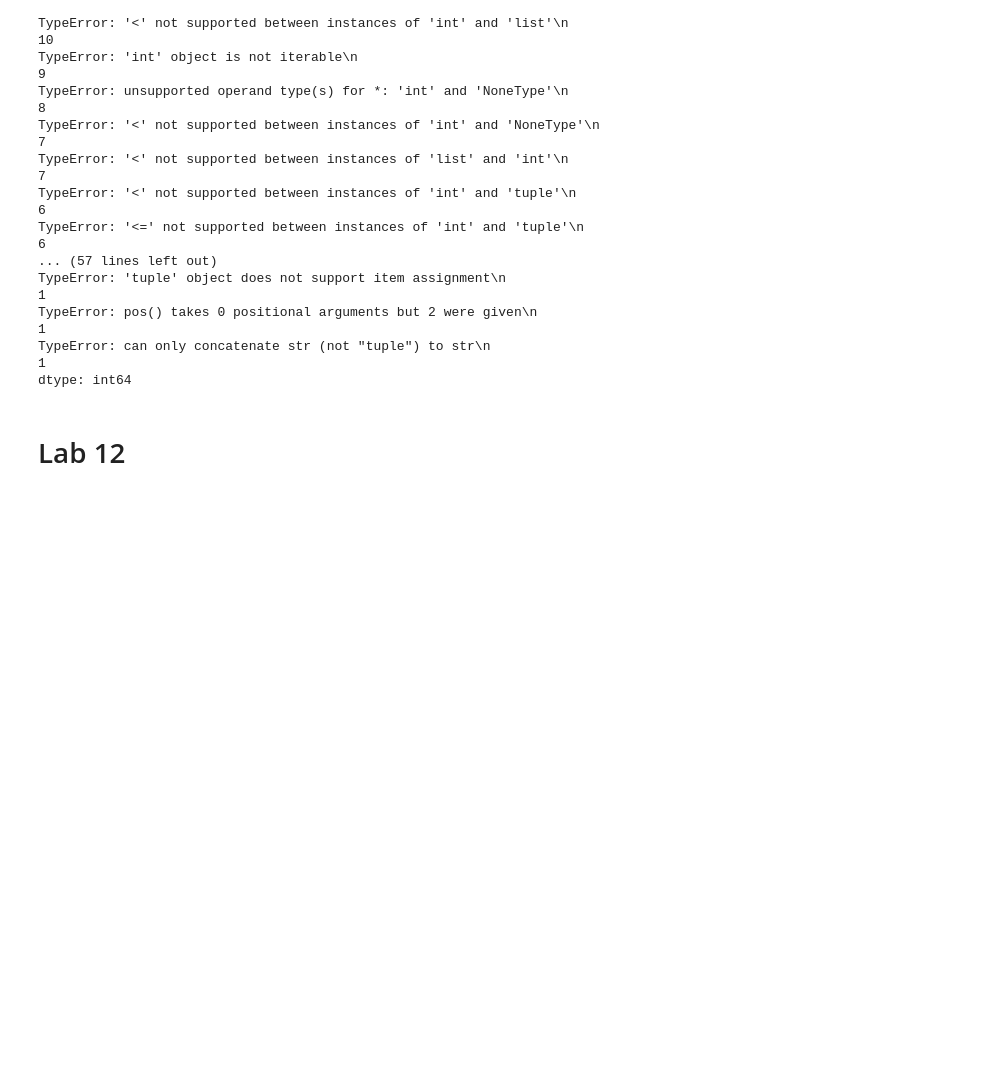
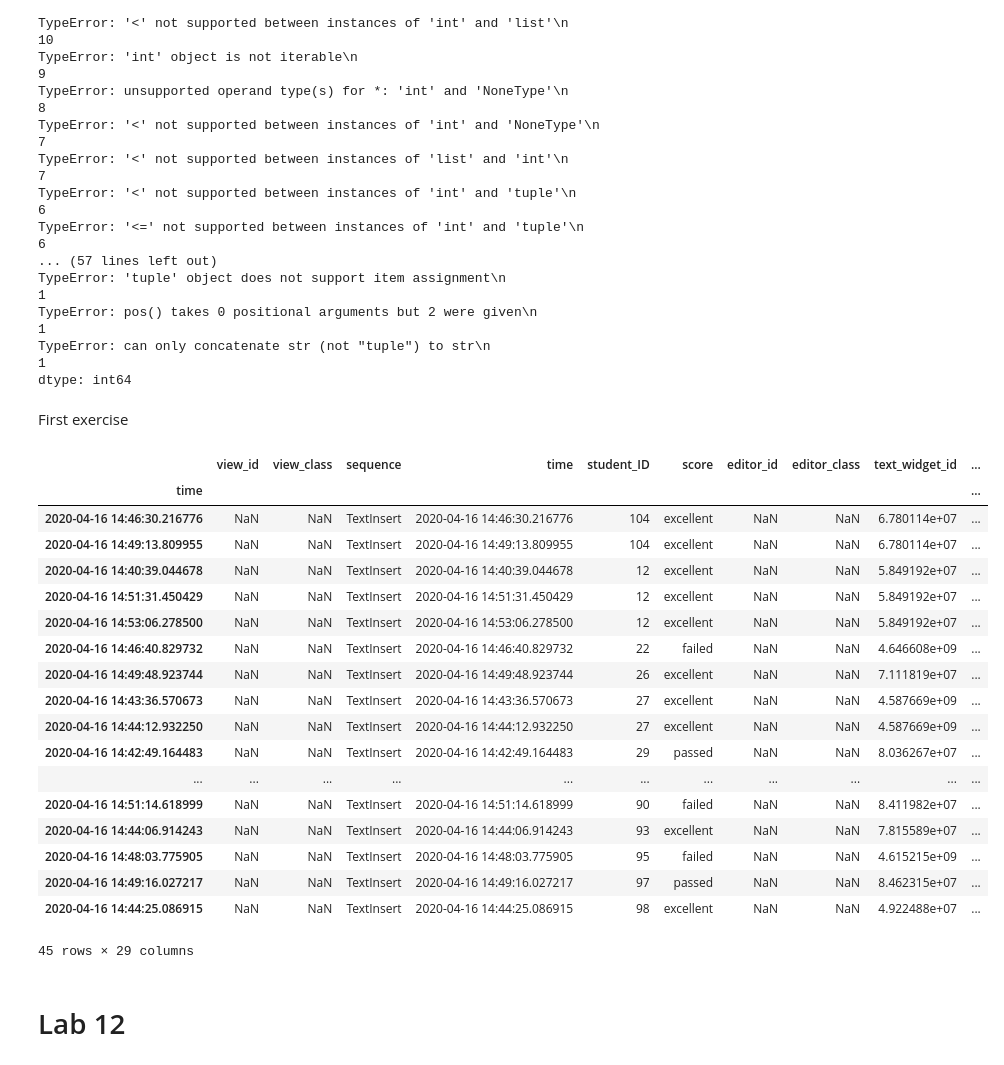
Before and after one commit to alefreda/thonny-log-analysis, a Jupyter notebook: Thonny_log_analysis.ipynb, the cells around one changed output. Saved outputs shown, nothing was run; the diff lists cells and outputs as text; code cells hidden in the pictures; blank space fills up the shorter version.

```diff
--- a/Thonny_log_analysis.ipynb
+++ b/Thonny_log_analysis.ipynb
@@ -485,6 +485,42 @@ TypeError: 'tuple' object does not support item assignment\n
 TypeError: pos() takes 0 positional arguments but 2 were given\n                               1
 TypeError: can only concatenate str (not "tuple") to str\n                                     1
 dtype: int64
+# %% [markdown]
+First exercise
+# %%
+#and (df_errors_lab9_typeerror['time'].dt.date < pd.Timestamp(2020,4,16 14:57:05))
+
+
+#df_errors_lab9_typeerror_first = df_errors_lab9_typeerror.loc[df_errors_lab9_typeerror['time'].dt.date == pd.Timestamp(year = 2020, month = 4, day = 19, ) ]
+
+df_errors_lab9_typeerror_first = df_errors_lab9_typeerror
+#df_errors_lab9_typeerror_first.set_index('time')
+
+df_errors_lab9_typeerror_first.index = pd.to_datetime(df_errors_lab9_typeerror_first['time'])
+
+df_errors_lab9_typeerror_firstExercise = df_errors_lab9_typeerror_first.between_time('14:30:00', '14:55:00')
+
+df_errors_lab9_typeerror_firstExercise
+# %% [output]
+|  | view_id | view_class | sequence | time | student_ID | score | editor_id | editor_class | text_widget_id | ... |
+| time |  |  |  |  |  |  |  |  |  | ... |
+| 2020-04-16 14:46:30.216776 | NaN | NaN | TextInsert | 2020-04-16 14:46:30.216776 | 104 | excellent | NaN | NaN | 6.780114e+07 | ... |
+| 2020-04-16 14:49:13.809955 | NaN | NaN | TextInsert | 2020-04-16 14:49:13.809955 | 104 | excellent | NaN | NaN | 6.780114e+07 | ... |
+| 2020-04-16 14:40:39.044678 | NaN | NaN | TextInsert | 2020-04-16 14:40:39.044678 | 12 | excellent | NaN | NaN | 5.849192e+07 | ... |
+| 2020-04-16 14:51:31.450429 | NaN | NaN | TextInsert | 2020-04-16 14:51:31.450429 | 12 | excellent | NaN | NaN | 5.849192e+07 | ... |
+| 2020-04-16 14:53:06.278500 | NaN | NaN | TextInsert | 2020-04-16 14:53:06.278500 | 12 | excellent | NaN | NaN | 5.849192e+07 | ... |
+| 2020-04-16 14:46:40.829732 | NaN | NaN | TextInsert | 2020-04-16 14:46:40.829732 | 22 | failed | NaN | NaN | 4.646608e+09 | ... |
+| 2020-04-16 14:49:48.923744 | NaN | NaN | TextInsert | 2020-04-16 14:49:48.923744 | 26 | excellent | NaN | NaN | 7.111819e+07 | ... |
+| 2020-04-16 14:43:36.570673 | NaN | NaN | TextInsert | 2020-04-16 14:43:36.570673 | 27 | excellent | NaN | NaN | 4.587669e+09 | ... |
+| 2020-04-16 14:44:12.932250 | NaN | NaN | TextInsert | 2020-04-16 14:44:12.932250 | 27 | excellent | NaN | NaN | 4.587669e+09 | ... |
+| 2020-04-16 14:42:49.164483 | NaN | NaN | TextInsert | 2020-04-16 14:42:49.164483 | 29 | passed | NaN | NaN | 8.036267e+07 | ... |
+| ... | ... | ... | ... | ... | ... | ... | ... | ... | ... | ... |
+| 2020-04-16 14:51:14.618999 | NaN | NaN | TextInsert | 2020-04-16 14:51:14.618999 | 90 | failed | NaN | NaN | 8.411982e+07 | ... |
+| 2020-04-16 14:44:06.914243 | NaN | NaN | TextInsert | 2020-04-16 14:44:06.914243 | 93 | excellent | NaN | NaN | 7.815589e+07 | ... |
+| 2020-04-16 14:48:03.775905 | NaN | NaN | TextInsert | 2020-04-16 14:48:03.775905 | 95 | failed | NaN | NaN | 4.615215e+09 | ... |
+| 2020-04-16 14:49:16.027217 | NaN | NaN | TextInsert | 2020-04-16 14:49:16.027217 | 97 | passed | NaN | NaN | 8.462315e+07 | ... |
+| 2020-04-16 14:44:25.086915 | NaN | NaN | TextInsert | 2020-04-16 14:44:25.086915 | 98 | excellent | NaN | NaN | 4.922488e+07 | ... |
+45 rows × 29 columns
 # %% [markdown]
 # Lab 12
 # %%
```
Also changed, not shown: parts of 2 cells of this notebook.
